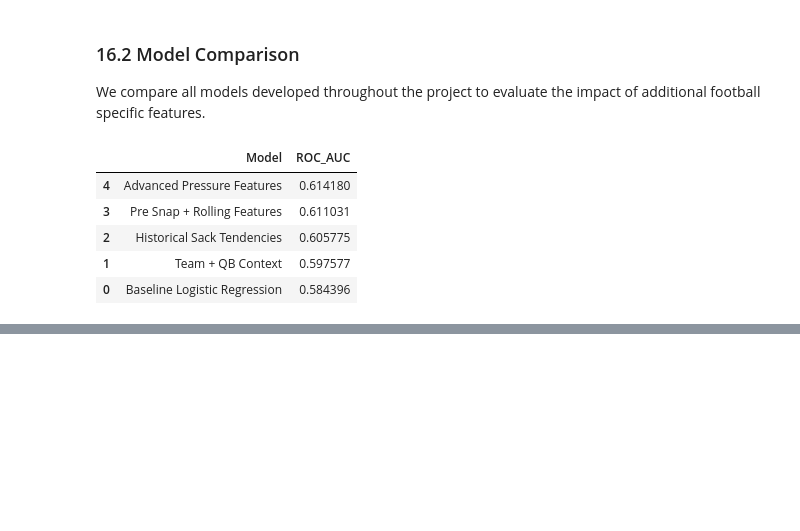
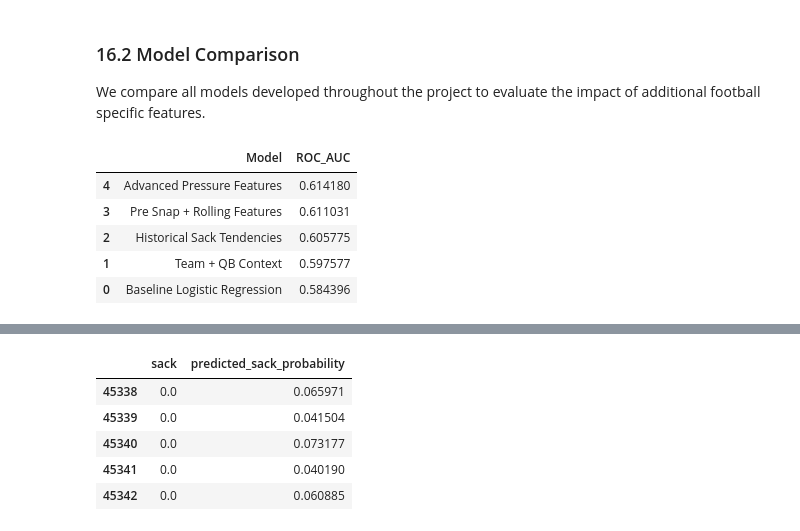
Before and after one commit to ethanfr10/NFL-Sack-Prediction, a Jupyter notebook: notebooks/01_data_exploration.ipynb, the cells around one changed output, grey strips where cells are left out. Cells and saved outputs as stored; diff of their text form; code cells hidden in the pictures; blank space fills up the shorter version.

```diff
--- a/notebooks/01_data_exploration.ipynb
+++ b/notebooks/01_data_exploration.ipynb
@@ -1368,0 +1375,17 @@ results.sort_values(
+# %%
+# Use the best current model probabilities
+test_predictions = test_df.copy()
+
+test_predictions["predicted_sack_probability"] = pred_probs_v5
+
+test_predictions[[
+    "sack",
+    "predicted_sack_probability"
+]].head()
+# %% [output]
+|  | sack | predicted_sack_probability |
+| 45338 | 0.0 | 0.065971 |
+| 45339 | 0.0 | 0.041504 |
+| 45340 | 0.0 | 0.073177 |
+| 45341 | 0.0 | 0.040190 |
+| 45342 | 0.0 | 0.060885 |
```
Also changed, not shown: parts of 7 cells of this notebook, 2 other files.
